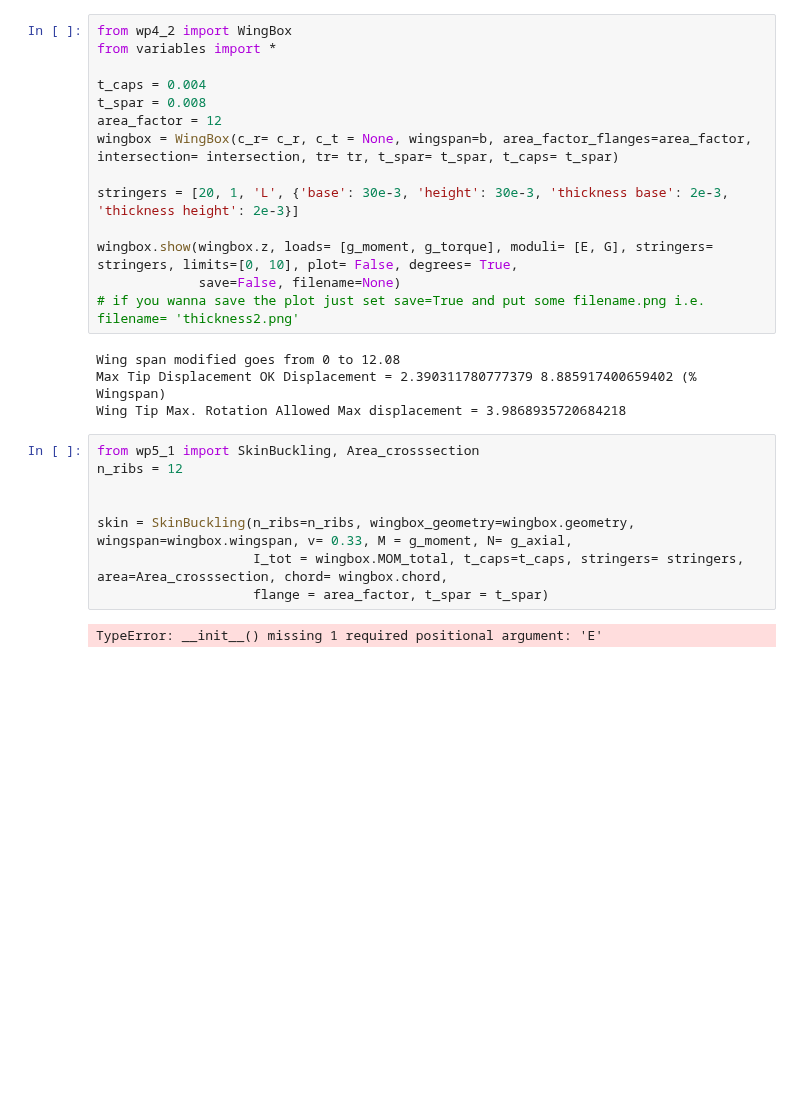
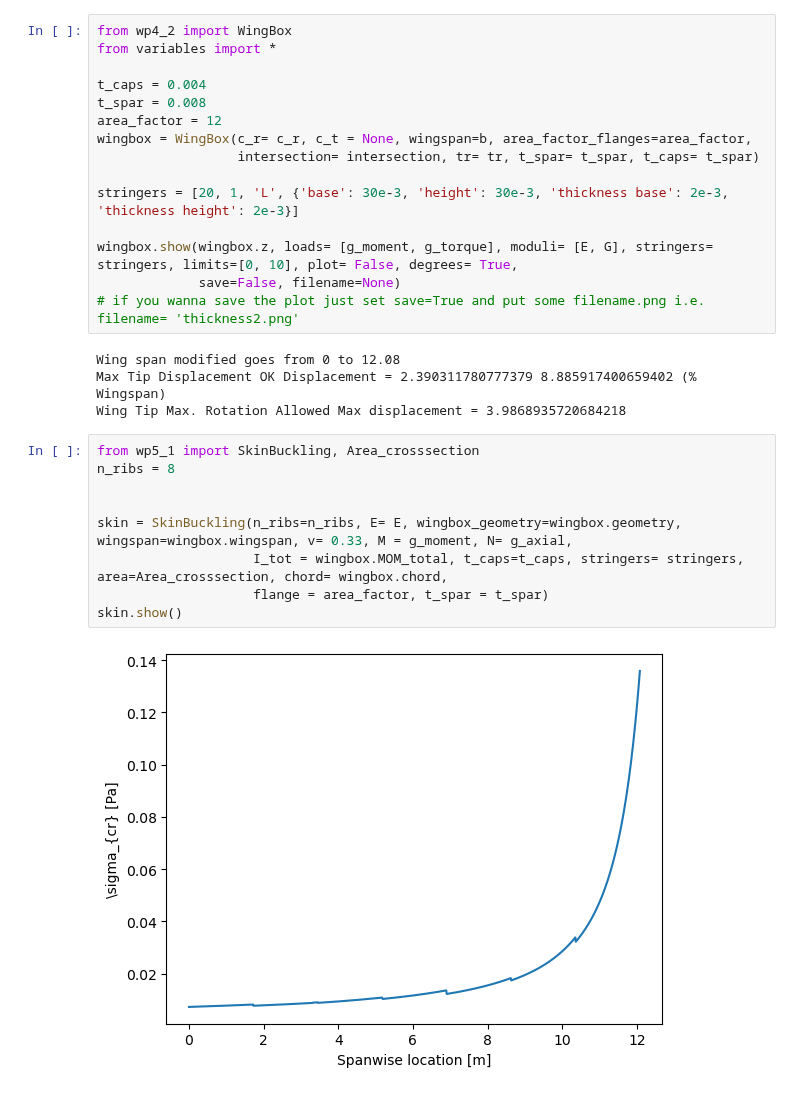
Before and after one commit to federicoangioni/AE2111-I-Aerospace-System-Design, a Jupyter notebook: WP4-5/main_faster.ipynb, the cells around one changed output. Saved outputs shown, nothing was run; the diff lists cells and outputs as text; blank space fills up the shorter version.

```diff
--- a/WP4-5/main_faster.ipynb
+++ b/WP4-5/main_faster.ipynb
@@ -144,7 +144,8 @@ from variables import *
 t_caps = 0.004
 t_spar = 0.008
 area_factor = 12
-wingbox = WingBox(c_r= c_r, c_t = None, wingspan=b, area_factor_flanges=area_factor, intersection= intersection, tr= tr, t_spar= t_spar, t_caps= t_spar)
+wingbox = WingBox(c_r= c_r, c_t = None, wingspan=b, area_factor_flanges=area_factor,
+                  intersection= intersection, tr= tr, t_spar= t_spar, t_caps= t_spar)
 
 stringers = [20, 1, 'L', {'base': 30e-3, 'height': 30e-3, 'thickness base': 2e-3, 'thickness height': 2e-3}]
 
@@ -157,11 +158,12 @@ Max Tip Displacement OK Displacement = 2.390311780777379 8.885917400659402 (% Wi
 Wing Tip Max. Rotation Allowed Max displacement = 3.9868935720684218
 # %%
 from wp5_1 import SkinBuckling, Area_crosssection
-n_ribs = 12
+n_ribs = 8
 
 
-skin = SkinBuckling(n_ribs=n_ribs, wingbox_geometry=wingbox.geometry, wingspan=wingbox.wingspan, v= 0.33, M = g_moment, N= g_axial,
+skin = SkinBuckling(n_ribs=n_ribs, E= E, wingbox_geometry=wingbox.geometry, wingspan=wingbox.wingspan, v= 0.33, M = g_moment, N= g_axial,
                     I_tot = wingbox.MOM_total, t_caps=t_caps, stringers= stringers, area=Area_crosssection, chord= wingbox.chord,
                     flange = area_factor, t_spar = t_spar)
+skin.show()
 # %% [output]
-TypeError: __init__() missing 1 required positional argument: 'E'
+[figure, added]
```
Also changed, not shown: parts of 3 cells of this notebook, 1 other file.
